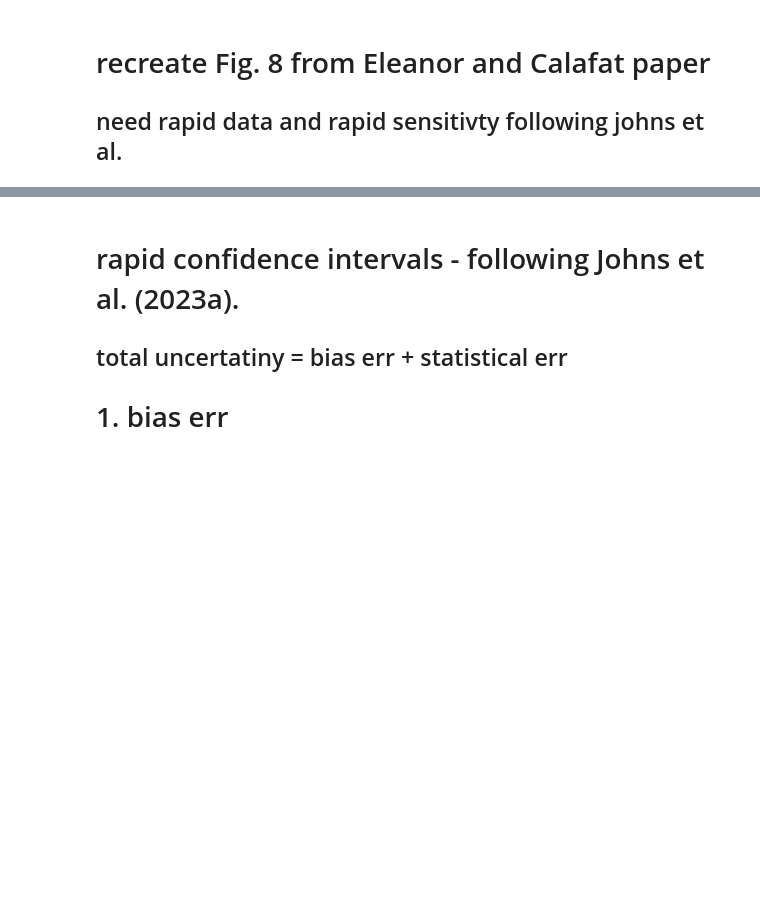
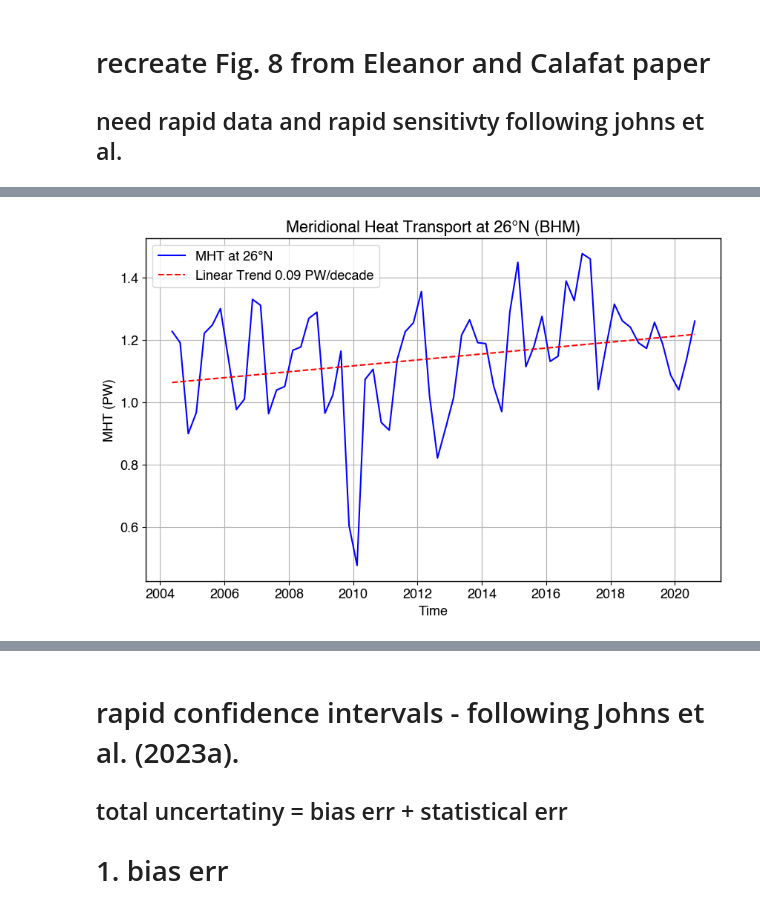
Before and after one commit to lea-dietz/masterthesis, a Jupyter notebook: coding/mht_timeseries.ipynb, the cells around one changed output, grey strips where cells are left out. Saved outputs shown, nothing was run; the diff lists cells and outputs as text; code cells hidden in the pictures; blank space fills up the shorter version.

```diff
--- a/coding/mht_timeseries.ipynb
+++ b/coding/mht_timeseries.ipynb
@@ -112,0 +199,18 @@ Attributes:
+# %%
+
+time_num = (mht_26.TIME - mht_26.TIME[0]) / np.timedelta64(1, 'D')  # convert time to number of days since the first time point
+time_decades = time_num / 3650  # convert time to decades
+slope, intercept, r_value, p_value, std_err = stats.linregress(time_decades, mht_26.values)
+# print(f"Slope: {slope}, Intercept: {intercept}, R-value: {r_value}, P-value: {p_value}, Standard Error: {std_err}")
+fig = plt.figure(figsize=(10, 6))
+plt.plot(mht_26.TIME, mht_26.values, label="MHT at 26°N", color="blue")
+plt.plot(mht_26.TIME, intercept + slope * time_decades, label=f"Linear Trend {slope:.2f} PW/decade", color="red", linestyle="--")
+# plt.fill_between(mht_26.TIME, mh#t_26_ci[0, :], mht_26_ci[1, :], color="blue", alpha=0.3, label="90% Confidence Interval")
+plt.xlabel("Time")
+plt.ylabel("MHT (PW)")
+plt.title("Meridional Heat Transport at 26°N (BHM)")
+plt.legend()
+plt.grid()
+plt.show()
+# %% [output]
+[figure, added]
```
Also changed, not shown: parts of 29 cells of this notebook, 3 other files.
